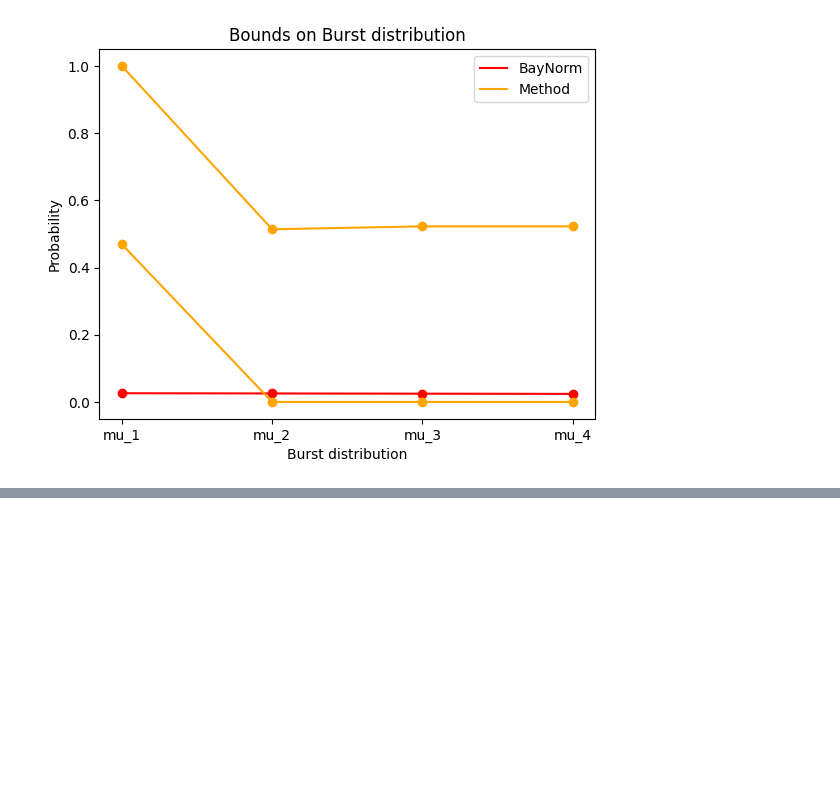
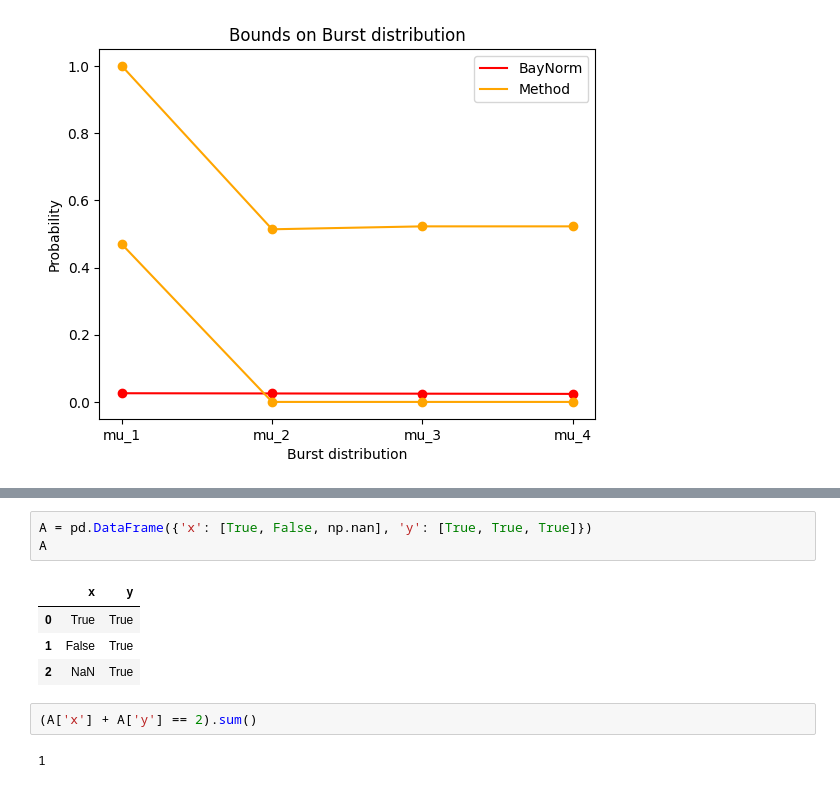
Before and after one commit to willjgh/M4R, a Jupyter notebook: results_analysis.ipynb, the cells around one changed output, grey strips where cells are left out. Saved outputs shown, nothing was run; the diff lists cells and outputs as text; blank space fills up the shorter version.

```diff
--- a/results_analysis.ipynb
+++ b/results_analysis.ipynb
@@ -157,0 +353,12 @@ plot_dist(result, b_est=b_est)
+# %%
+A = pd.DataFrame({'x': [True, False, np.nan], 'y': [True, True, True]})
+A
+# %% [output]
+|  | x | y |
+| 0 | True | True |
+| 1 | False | True |
+| 2 | NaN | True |
+# %%
+(A['x'] + A['y'] == 2).sum()
+# %% [output]
+1
```
Also changed, not shown: parts of 10 cells of this notebook.
